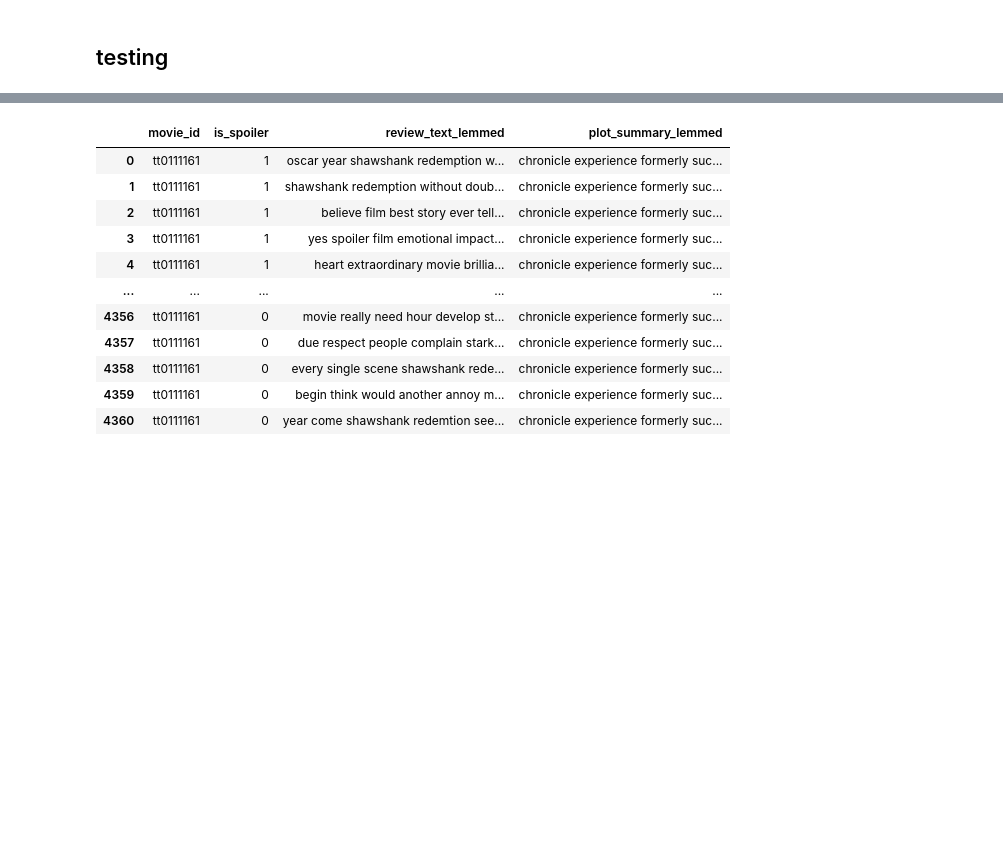
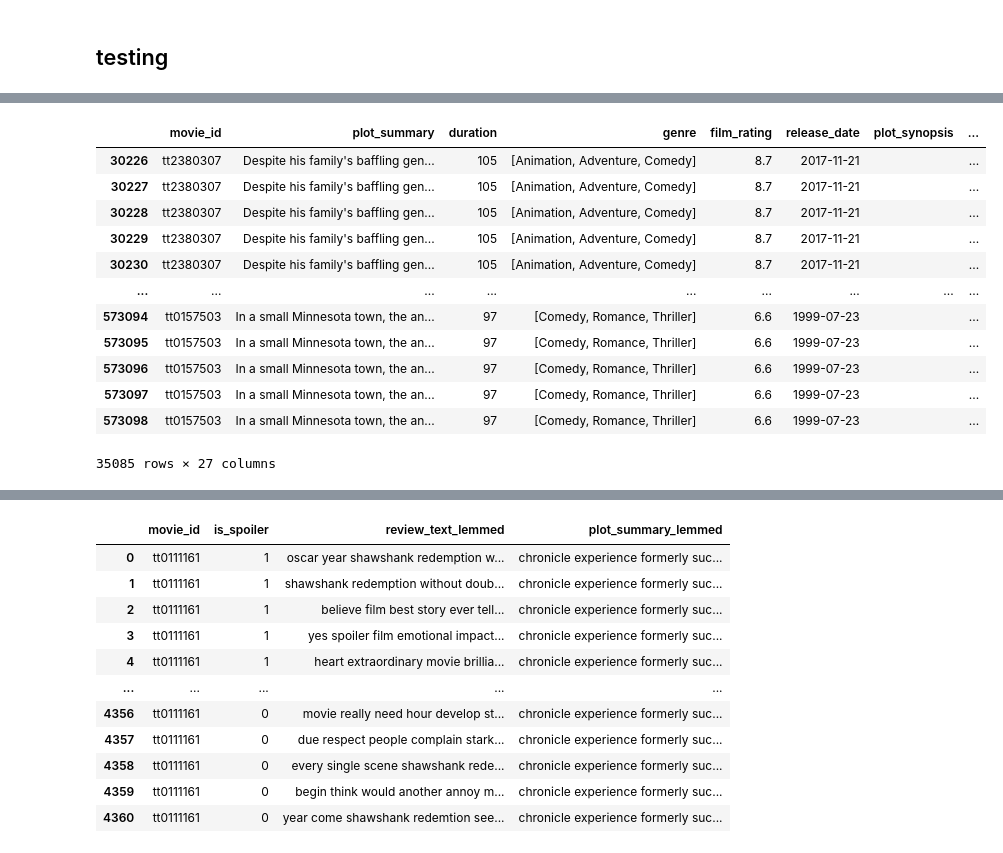
Before and after one commit to brtracy/capstone_project, a Jupyter notebook: testing.ipynb, the cells around one changed output, grey strips where cells are left out. Saved outputs shown, nothing was run; the diff lists cells and outputs as text; code cells hidden in the pictures; blank space fills up the shorter version.

```diff
--- a/testing.ipynb
+++ b/testing.ipynb
@@ -578,0 +594,19 @@ whole_df = pd.read_parquet('./data/full_dataframe.parquet')
+# %%
+with open('no_synopsis_ids.pkl', 'rb') as f:
+    no_synopsis_ids = pickle.load(f)
+# %%
+whole_df[whole_df.movie_id.isin(no_synopsis_ids)]
+# %% [output]
+|  | movie_id | plot_summary | duration | genre | film_rating | release_date | plot_synopsis | ... |
+| 30226 | tt2380307 | Despite his family's baffling gen... | 105 | [Animation, Adventure, Comedy] | 8.7 | 2017-11-21 |  | ... |
+| 30227 | tt2380307 | Despite his family's baffling gen... | 105 | [Animation, Adventure, Comedy] | 8.7 | 2017-11-21 |  | ... |
+| 30228 | tt2380307 | Despite his family's baffling gen... | 105 | [Animation, Adventure, Comedy] | 8.7 | 2017-11-21 |  | ... |
+| 30229 | tt2380307 | Despite his family's baffling gen... | 105 | [Animation, Adventure, Comedy] | 8.7 | 2017-11-21 |  | ... |
+| 30230 | tt2380307 | Despite his family's baffling gen... | 105 | [Animation, Adventure, Comedy] | 8.7 | 2017-11-21 |  | ... |
+| ... | ... | ... | ... | ... | ... | ... | ... | ... |
+| 573094 | tt0157503 | In a small Minnesota town, the an... | 97 | [Comedy, Romance, Thriller] | 6.6 | 1999-07-23 |  | ... |
+| 573095 | tt0157503 | In a small Minnesota town, the an... | 97 | [Comedy, Romance, Thriller] | 6.6 | 1999-07-23 |  | ... |
+| 573096 | tt0157503 | In a small Minnesota town, the an... | 97 | [Comedy, Romance, Thriller] | 6.6 | 1999-07-23 |  | ... |
+| 573097 | tt0157503 | In a small Minnesota town, the an... | 97 | [Comedy, Romance, Thriller] | 6.6 | 1999-07-23 |  | ... |
+| 573098 | tt0157503 | In a small Minnesota town, the an... | 97 | [Comedy, Romance, Thriller] | 6.6 | 1999-07-23 |  | ... |
+35085 rows × 27 columns
```
Also changed, not shown: parts of 2 cells of this notebook, 2 other files.
